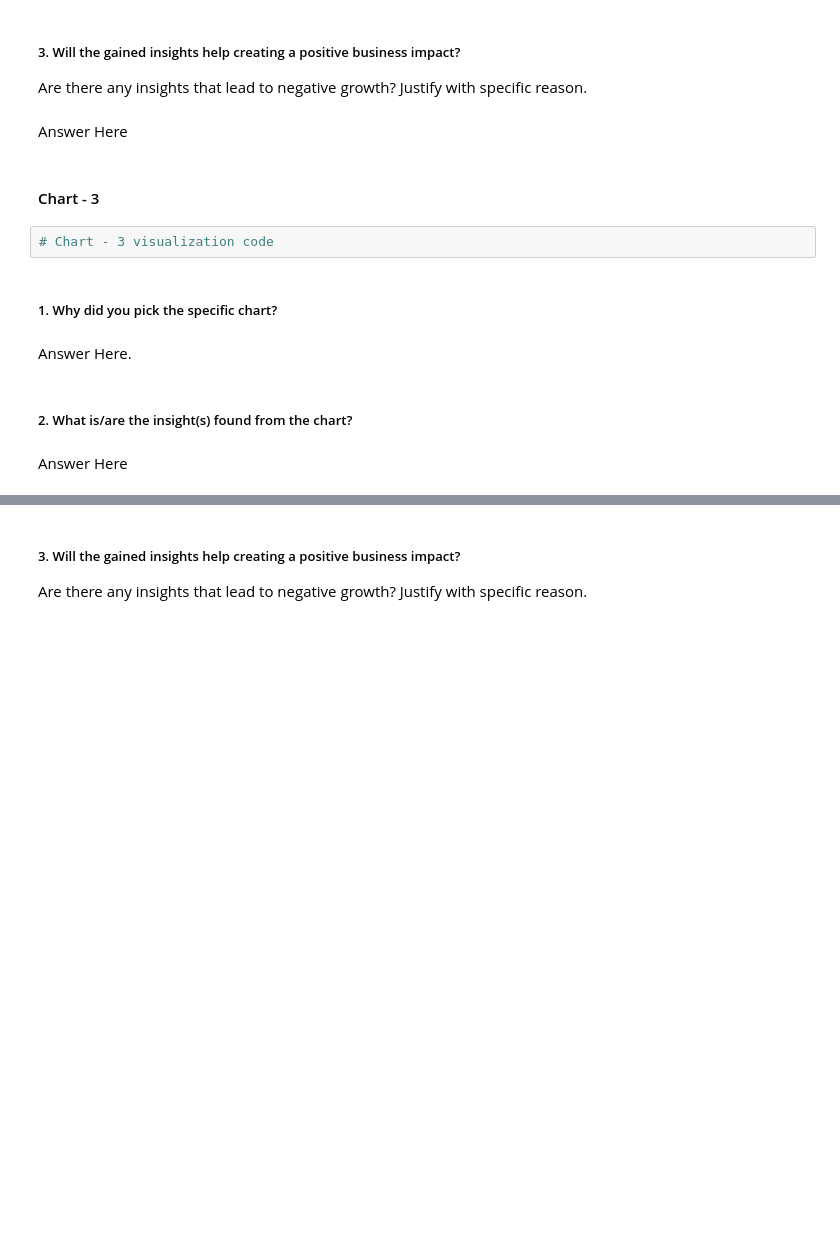
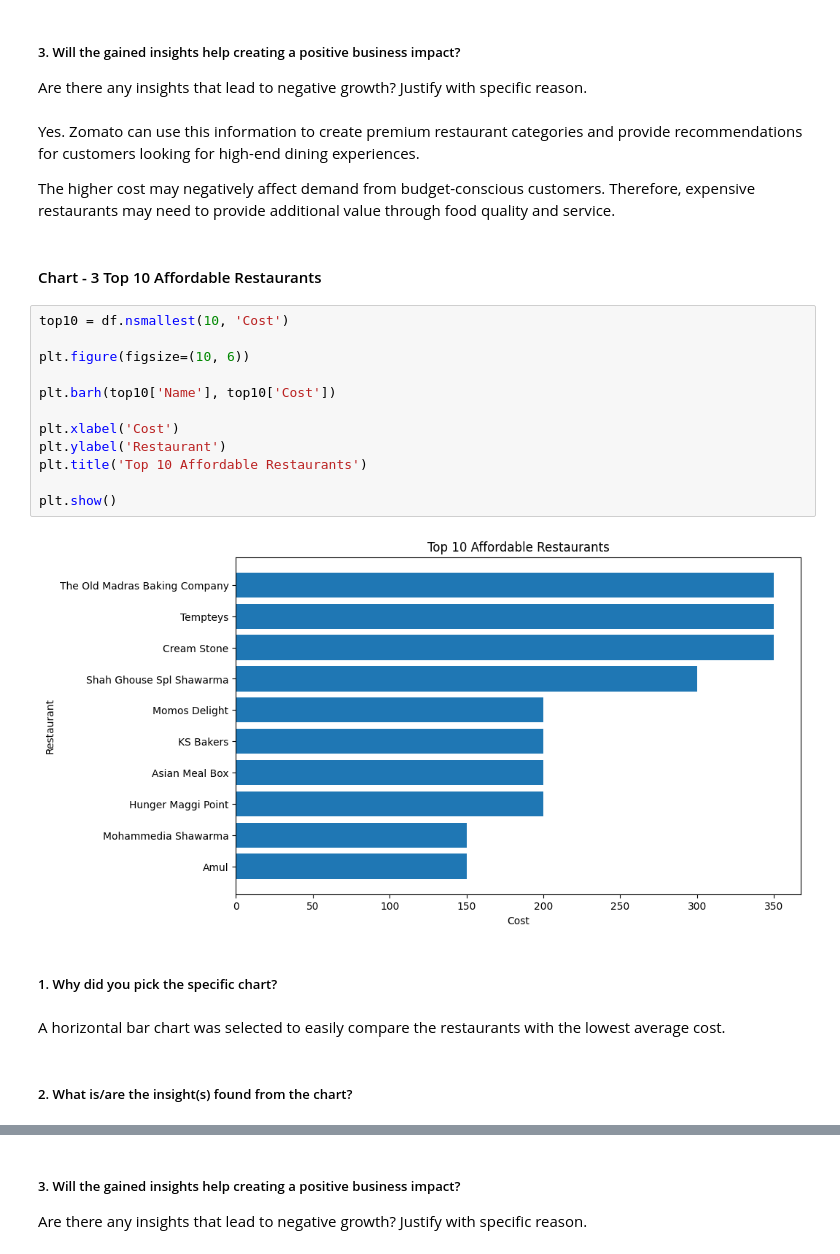
Before and after one commit to adamaneeqaqwathka-arch/Zomato-Data-Analysis, a Jupyter notebook: notebooks/Sample_ML_Submission_Template.ipynb, the cells around one changed output, grey strips where cells are left out. Drawn from its saved outputs; the diff is of its cells as text; blank space fills up the shorter version.

```diff
--- a/notebooks/Sample_ML_Submission_Template.ipynb
+++ b/notebooks/Sample_ML_Submission_Template.ipynb
@@ -586,17 +607,29 @@ Answer Here
 # %% [markdown]
 ##### 3. Will the gained insights help creating a positive business impact?
 Are there any insights that lead to negative growth? Justify with specific reason.
-# %% [markdown]
-Answer Here
+# %% [markdown]
+Yes. Zomato can use this information to create premium restaurant categories and provide recommendations for customers looking for high-end dining experiences.
+
+The higher cost may negatively affect demand from budget-conscious customers. Therefore, expensive restaurants may need to provide additional value through food quality and service.
 # %% [markdown]
-#### Chart - 3
+#### Chart - 3 Top 10 Affordable Restaurants
-# %%
-# Chart - 3 visualization code
+# %%
+top10 = df.nsmallest(10, 'Cost')
+
+plt.figure(figsize=(10, 6))
+
+plt.barh(top10['Name'], top10['Cost'])
+
+plt.xlabel('Cost')
+plt.ylabel('Restaurant')
+plt.title('Top 10 Affordable Restaurants')
+
+plt.show()
+# %% [output]
+[figure, added]
 # %% [markdown]
 ##### 1. Why did you pick the specific chart?
-# %% [markdown]
-Answer Here.
+# %% [markdown]
+A horizontal bar chart was selected to easily compare the restaurants with the lowest average cost.
 # %% [markdown]
 ##### 2. What is/are the insight(s) found from the chart?
-# %% [markdown]
-Answer Here
```
Also changed, not shown: parts of 122 cells of this notebook, 1 other file.
